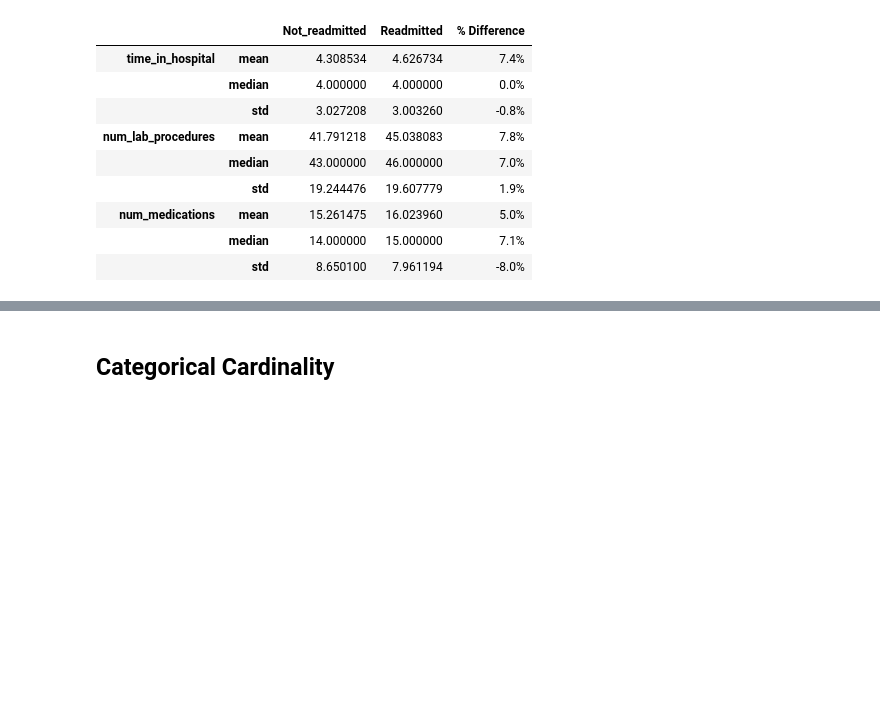
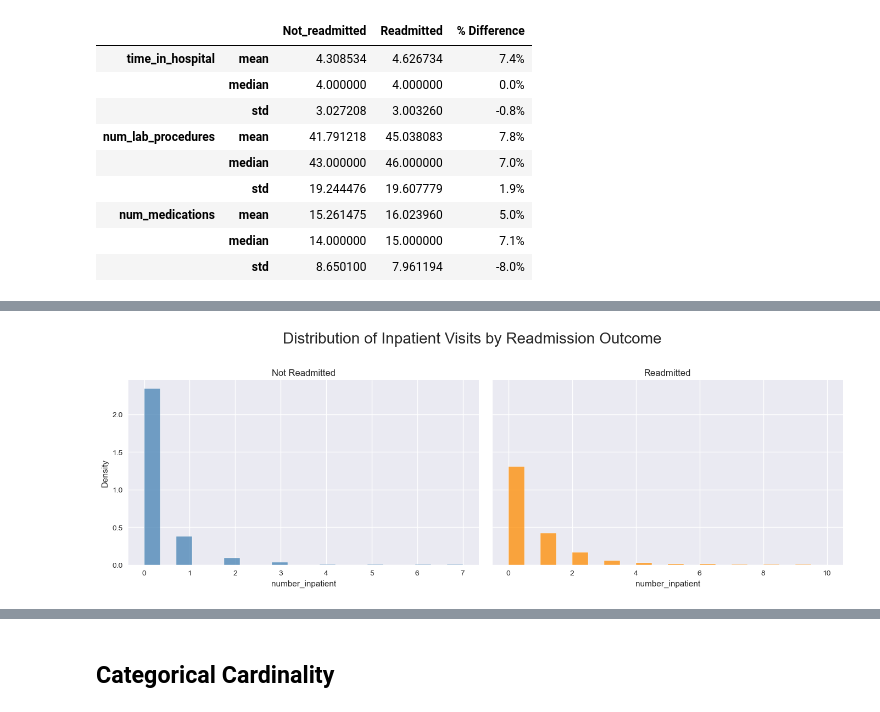
Before and after one commit to iainjclark/diabetes-readmission-ml, a Jupyter notebook: notebooks/01_eda.ipynb, the cells around one changed output, grey strips where cells are left out. Drawn from its saved outputs; the diff is of its cells as text; code cells hidden in the pictures; blank space fills up the shorter version.

```diff
--- a/notebooks/01_eda.ipynb
+++ b/notebooks/01_eda.ipynb
@@ -325,0 +353,28 @@ summary2
+# %%
+fig, axes = plt.subplots(1, 2, figsize=(14, 5), sharey=True)
+
+sns.histplot(
+    df[df['readmitted'] == 0]['number_inpatient'],
+    bins=20,
+    ax=axes[0],
+    stat='density',
+    color='steelblue'
+)
+axes[0].set_title("Not Readmitted")
+axes[0].set_xlabel("number_inpatient")
+
+sns.histplot(
+    df[df['readmitted'] == 1]['number_inpatient'],
+    bins=20,
+    ax=axes[1],
+    stat='density',
+    color='darkorange'
+)
+axes[1].set_title("Readmitted")
+axes[1].set_xlabel("number_inpatient")
+
+plt.suptitle("Distribution of Inpatient Visits by Readmission Outcome")
+plt.tight_layout()
+plt.show()
+# %% [output]
+[figure, added]
```
Also changed, not shown: parts of 9 cells of this notebook, 8 other files.
